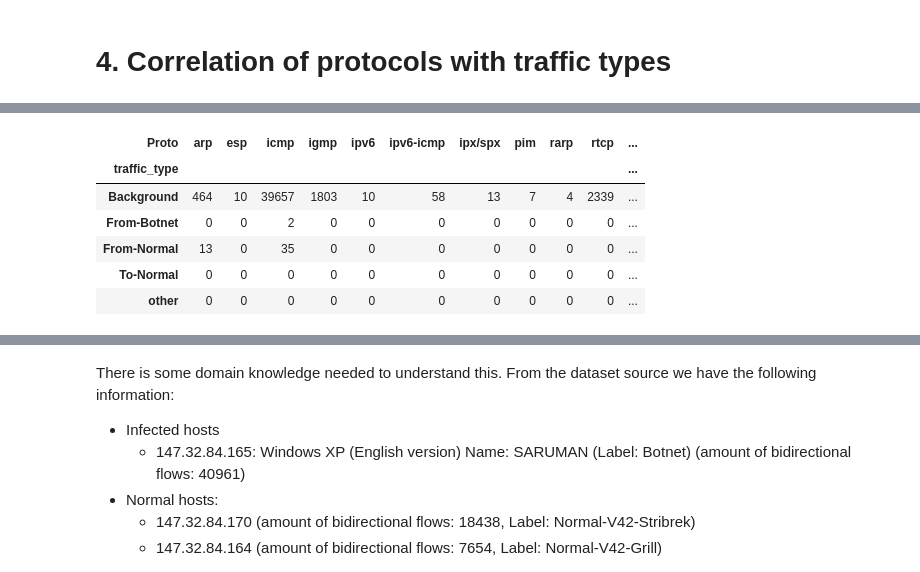
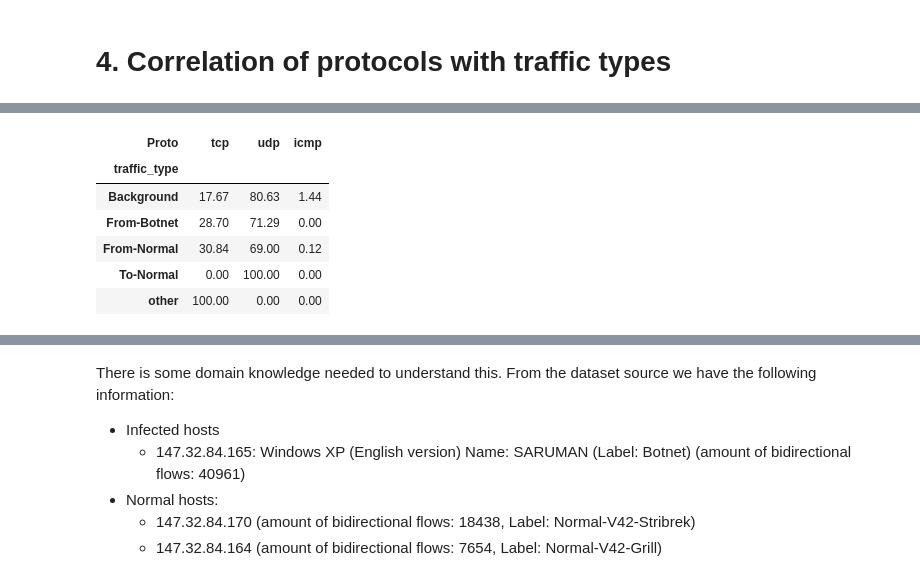
Before and after one commit to Ch3ddarr/dsb_capstone, a Jupyter notebook: capstone2/02_EDA.ipynb, the cells around one changed output, grey strips where cells are left out. Cells and saved outputs as stored; diff of their text form; code cells hidden in the pictures.

```diff
--- a/capstone2/02_EDA.ipynb
+++ b/capstone2/02_EDA.ipynb
@@ -382,15 +414,16 @@ plt.show()
 # %%
-protocol_counts = pd.crosstab(
+protocol_pct = pd.crosstab(
     df['traffic_type'],
-    df['Proto']
-)
+    df['Proto'],
+    normalize = 'index'
+) * 100
 
-display(protocol_counts)
+protocol_pct[['tcp', 'udp', 'icmp']].round(2)
 # %% [output]
-| Proto | arp | esp | icmp | igmp | ipv6 | ipv6-icmp | ipx/spx | pim | rarp | rtcp | ... |
-| traffic_type |  |  |  |  |  |  |  |  |  |  | ... |
-| Background | 464 | 10 | 39657 | 1803 | 10 | 58 | 13 | 7 | 4 | 2339 | ... |
-| From-Botnet | 0 | 0 | 2 | 0 | 0 | 0 | 0 | 0 | 0 | 0 | ... |
-| From-Normal | 13 | 0 | 35 | 0 | 0 | 0 | 0 | 0 | 0 | 0 | ... |
-| To-Normal | 0 | 0 | 0 | 0 | 0 | 0 | 0 | 0 | 0 | 0 | ... |
-| other | 0 | 0 | 0 | 0 | 0 | 0 | 0 | 0 | 0 | 0 | ... |
+| Proto | tcp | udp | icmp |
+| traffic_type |  |  |  |
+| Background | 17.67 | 80.63 | 1.44 |
+| From-Botnet | 28.70 | 71.29 | 0.00 |
+| From-Normal | 30.84 | 69.00 | 0.12 |
+| To-Normal | 0.00 | 100.00 | 0.00 |
+| other | 100.00 | 0.00 | 0.00 |
```
Also changed, not shown: parts of 10 cells of this notebook.
